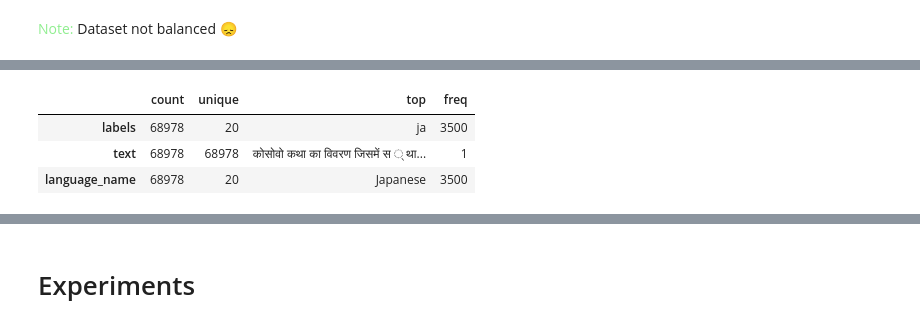
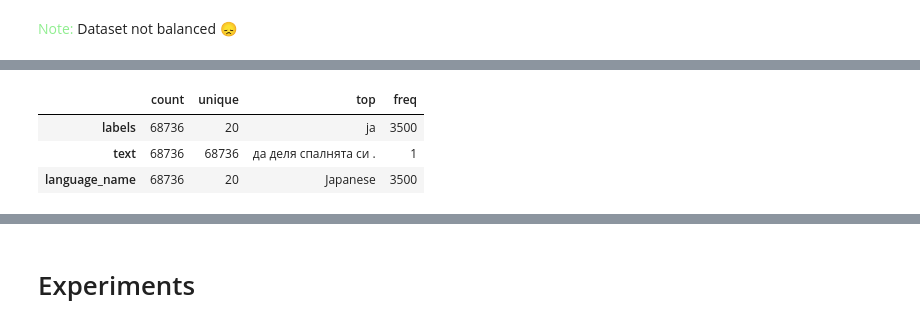
Before and after one commit to H-Elsherbiny/RAG-Based-Mental-Health-Support-Chatbot, a Jupyter notebook: notebooks/Language_Detection.ipynb, the cells around one changed output, grey strips where cells are left out. Cells and saved outputs as stored; diff of their text form; code cells hidden in the pictures.

```diff
--- a/notebooks/Language_Detection.ipynb
+++ b/notebooks/Language_Detection.ipynb
@@ -58,15 +79,17 @@ train_df.head()
 | 3 | th | สำหรับ ของเก่า ที่ จริงจัง ลอง ho... |
 | 4 | ru | Он увеличил давление . |
 # %%
-lang_map = {
+LANG_MAP = {
     'ar': 'Arabic', 'bg': 'Bulgarian', 'de': 'German', 'el': 'Modern Greek',
     'en': 'English', 'es': 'Spanish', 'fr': 'French', 'hi': 'Hindi',
     'it': 'Italian', 'ja': 'Japanese', 'nl': 'Dutch', 'pl': 'Polish',
     'pt': 'Portuguese', 'ru': 'Russian', 'sw': 'Swahili', 'th': 'Thai',
     'tr': 'Turkish', 'ur': 'Urdu', 'vi': 'Vietnamese', 'zh': 'Chinese'
 }
-
-train_df['language_name'] = train_df['labels'].map(lang_map)
+# %%
+train_df['language_name'] = train_df['labels'].map(LANG_MAP)
+val_df['language_name'] = val_df['labels'].map(LANG_MAP)
+test_df['language_name'] = test_df['labels'].map(LANG_MAP)
 # %%
 train_df.head()
 # %% [output]
@@ -213,0 +341,2 @@ unique_train_df.head()
+# %%
+train_cleaned, val_cleaned, test_cleaned = clean_and_deduplicate_splits(train_df, val_df, test_df)
@@ -214,7 +361,7 @@ unique_train_df.head()
 # %%
-unique_train_df.describe().T
+train_cleaned.describe().T
 # %% [output]
 |  | count | unique | top | freq |
-| labels | 68978 | 20 | ja | 3500 |
-| text | 68978 | 68978 | कोसोवो कथा का विवरण जिसमें स ् था... | 1 |
-| language_name | 68978 | 20 | Japanese | 3500 |
+| labels | 68736 | 20 | ja | 3500 |
+| text | 68736 | 68736 | да деля спалнята си . | 1 |
+| language_name | 68736 | 20 | Japanese | 3500 |
```
Also changed, not shown: parts of 43 cells of this notebook.
